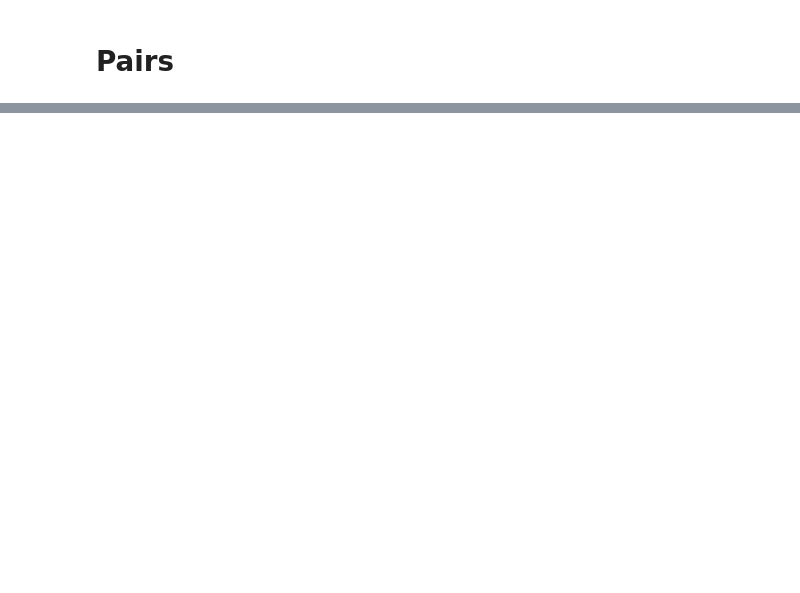
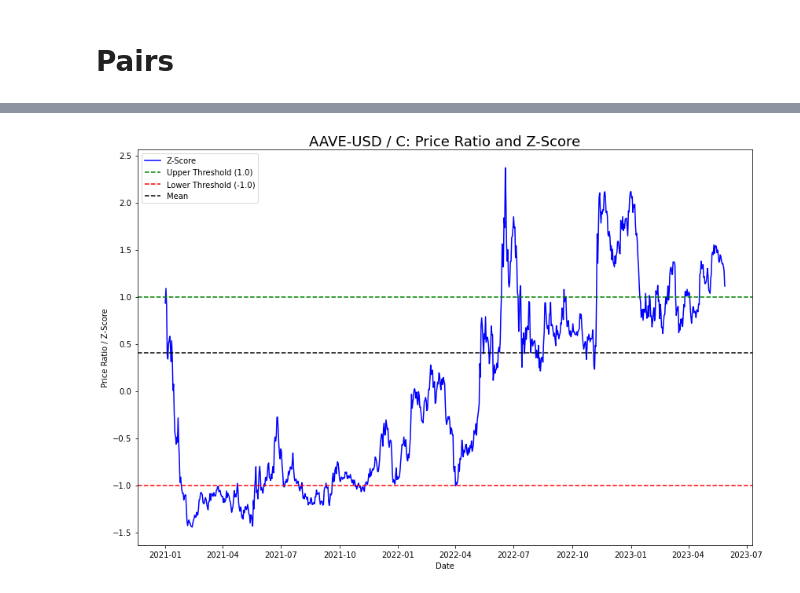
Before and after one commit to adamd1985/quant_research, a Jupyter notebook: pair-trading-quant.ipynb, the cells around one changed output, grey strips where cells are left out. Drawn from its saved outputs; the diff is of its cells as text; code cells hidden in the pictures; blank space fills up the shorter version.

```diff
--- a/pair-trading-quant.ipynb
+++ b/pair-trading-quant.ipynb
@@ -139,0 +374,30 @@ def plot_strategy(prices_df, signal_df, profit):
+# %%
+TRAIN = int(len(uts_sanitized["AAVE-USD"]) * 0.85)
+TEST = len(uts_sanitized["AAVE-USD"]) - TRAIN
+
+AAVE_ts = uts_sanitized["AAVE-USD"]["Adj Close"][:TRAIN]
+C_ts = uts_sanitized["C"]["Adj Close"][:TRAIN]
+
+# Calculate price ratio (AAVE-USD price / C price)
+ratios = C_ts/AAVE_ts
+fig, ax = plt.subplots(figsize=(12, 8))
+
+ratios_mean = np.mean(ratios)
+ratios_std = np.std(ratios)
+ratios_zscore = (ratios - ratios_mean) / ratios_std
+
+ax.plot(ratios.index, ratios_zscore, label="Z-Score", color='blue')
+
+# Plot reference lines
+ax.axhline(1.0, color="green", linestyle='--', label="Upper Threshold (1.0)")
+ax.axhline(-1.0, color="red", linestyle='--', label="Lower Threshold (-1.0)")
+ax.axhline(ratios_mean, color="black", linestyle='--', label="Mean")
+
+ax.set_title('AAVE-USD / C: Price Ratio and Z-Score', fontsize=18)
+ax.set_xlabel('Date')
+ax.set_ylabel('Price Ratio / Z-Score')
+ax.legend()
+plt.tight_layout()
+plt.show()
+# %% [output]
+[figure, added]
```
Also changed, not shown: parts of 20 cells of this notebook.
